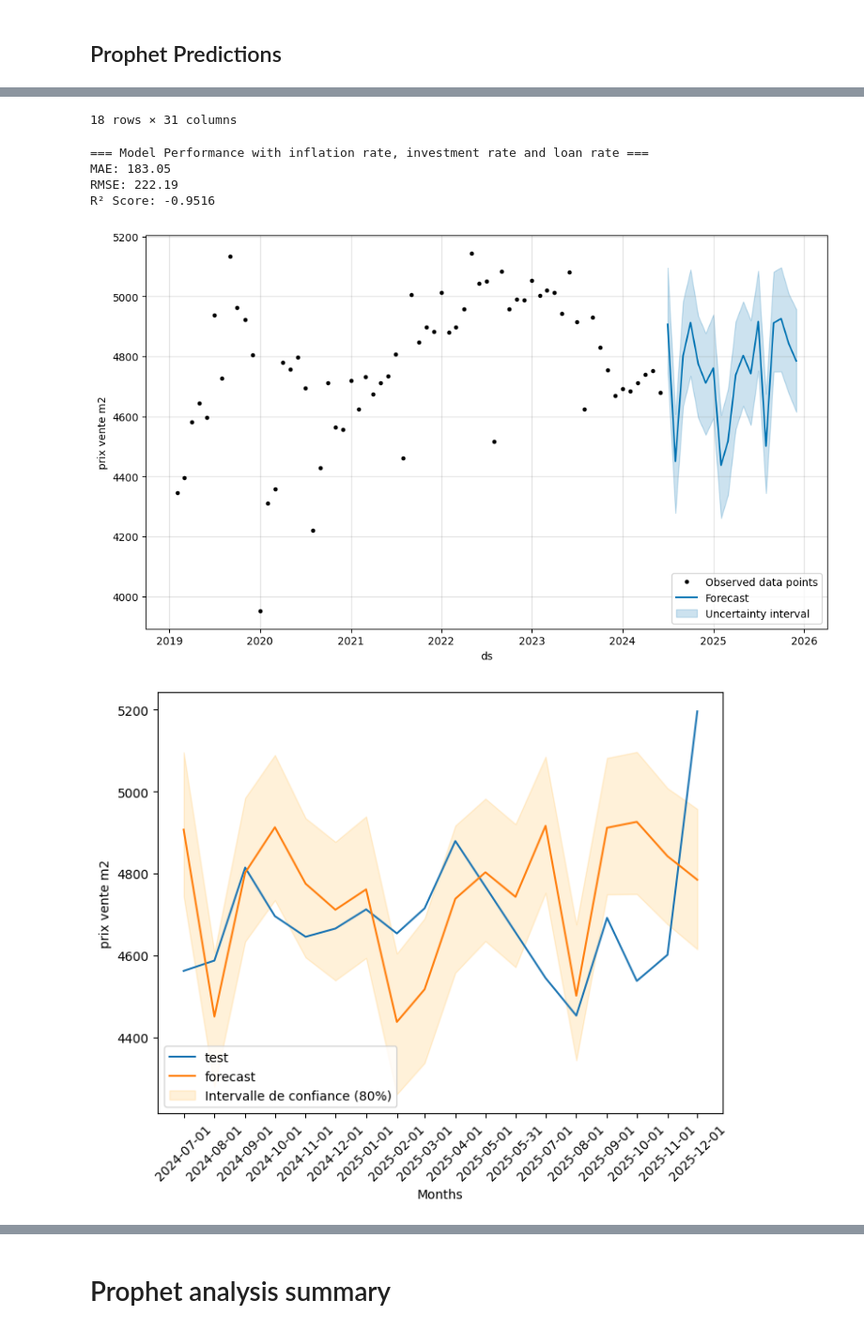
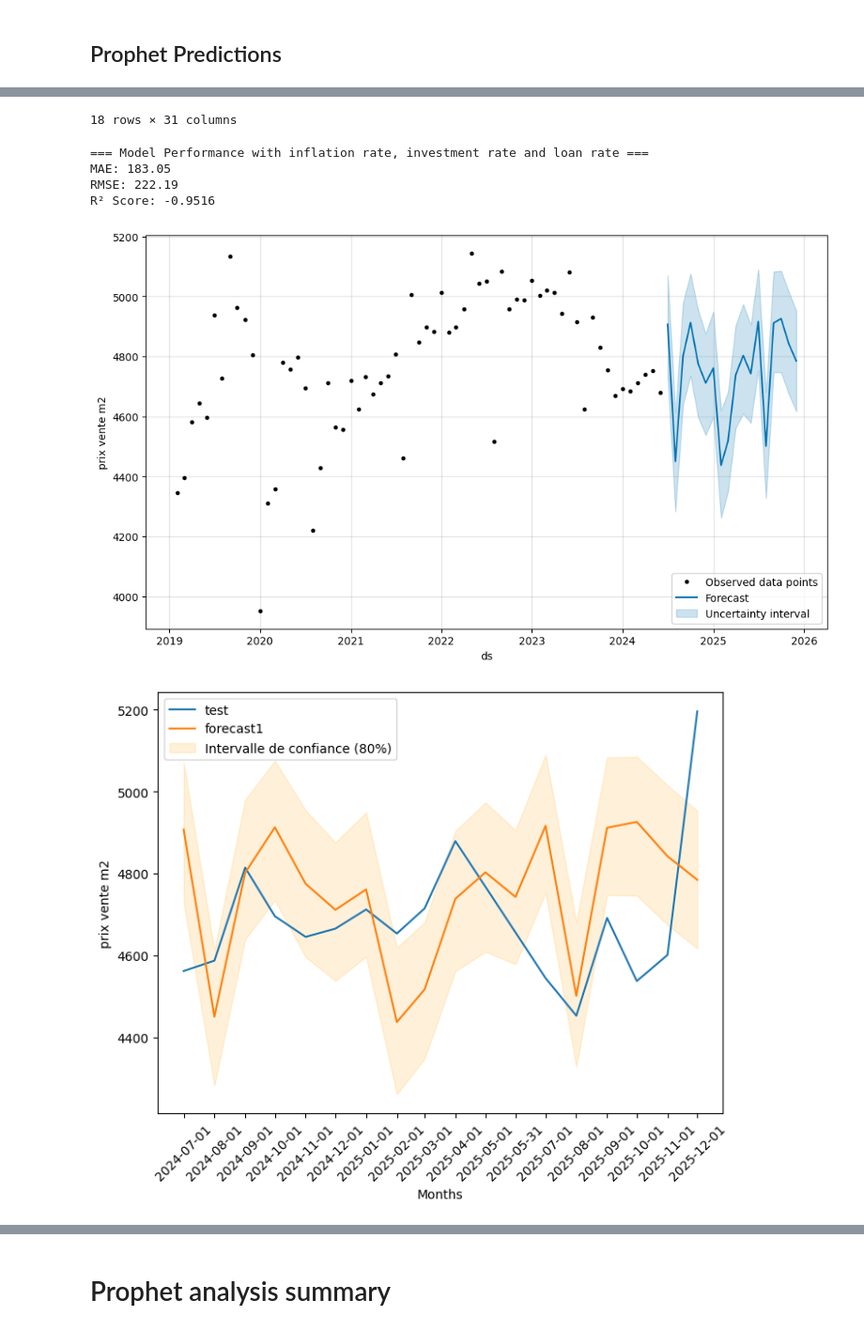
Before and after one commit to Clement2169/immocv, a Jupyter notebook: notebooks/PredictionAppartement.ipynb, the cells around one changed output, grey strips where cells are left out. Shown at 94% size. Cells and saved outputs as stored; diff of their text form; code cells hidden in the pictures.

Commit message:
update Predictions

```diff
--- a/notebooks/PredictionAppartement.ipynb
+++ b/notebooks/PredictionAppartement.ipynb
@@ -576,11 +569,11 @@ model.fit (local_frame)
 future = model.make_future_dataframe(periods=length,freq="MS")
 future = df_test[attributes].copy()
 
-forecast = model.predict(future)
-display(forecast)
+forecast1 = model.predict(future)
+display(forecast1)
 
 y_true = test_data['y'].values
-y_pred = forecast['yhat'][-length:].values
+y_pred = forecast1['yhat'][-length:].values
 
 mae_rates = mean_absolute_error(y_true, y_pred)
 rmse_rates = np.sqrt(mean_squared_error(y_true, y_pred))
@@ -592,23 +585,22 @@ print(f"RMSE: {rmse_rates:.2f}")
 print(f"R² Score: {r2_rates:.4f}")
 
 
-model.plot(forecast, ylabel = "prix vente m2",plot_cap=True)
+model.plot(forecast1, ylabel = "prix vente m2",plot_cap=True)
 plt.legend()
 plt.show()
 
 plt.figure(figsize=(8, 6))
 plt.plot(df_test['ds'],df_test["y"],label="test")
-plt.plot(df_test['ds'],forecast["yhat"].iloc[-length:],label="forecast")
+plt.plot(df_test['ds'],forecast1["yhat"].iloc[-length:],label="forecast1")
 plt.ylabel('prix vente m2')
 plt.xlabel('Months')
 plt.xticks(df_test['ds'], rotation=45)
 
-plt.fill_between(df_test['ds'], forecast['yhat_lower'].tail(length), forecast['yhat_upper'].tail(length),
+plt.fill_between(df_test['ds'], forecast1['yhat_lower'].tail(length), forecast1['yhat_upper'].tail(length),
                  color='orange', alpha=0.15, label='Intervalle de confiance (80%)')
 plt.legend()
 plt.show()
 
-forecast1 = forecast
 
 regressor_coefficients = {
     'inflation': model.extra_regressors['inflation']['prior_scale'],
@@ -659,10 +651,10 @@ Index(['y', 'ds', 'inflation', 'taux_livret_A', 'taux_BCE', 'taux_pret_20ans'],
 18 rows × 31 columns
 === Model Performance with inflation rate, investment rate and loan rate ===
 MAE: 183.05
 RMSE: 222.19
 R² Score: -0.9516
 [figure]
-[figure, old version]
+[figure, new version]
 [figure]
 # %% [markdown]
 # Prophet analysis summary
```
Also changed, not shown: parts of 4 cells of this notebook.
